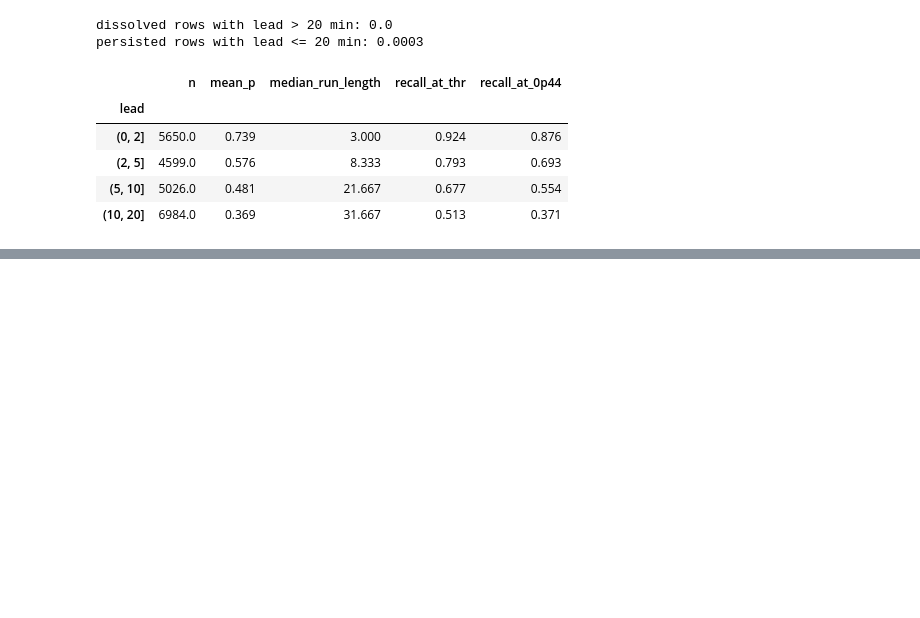
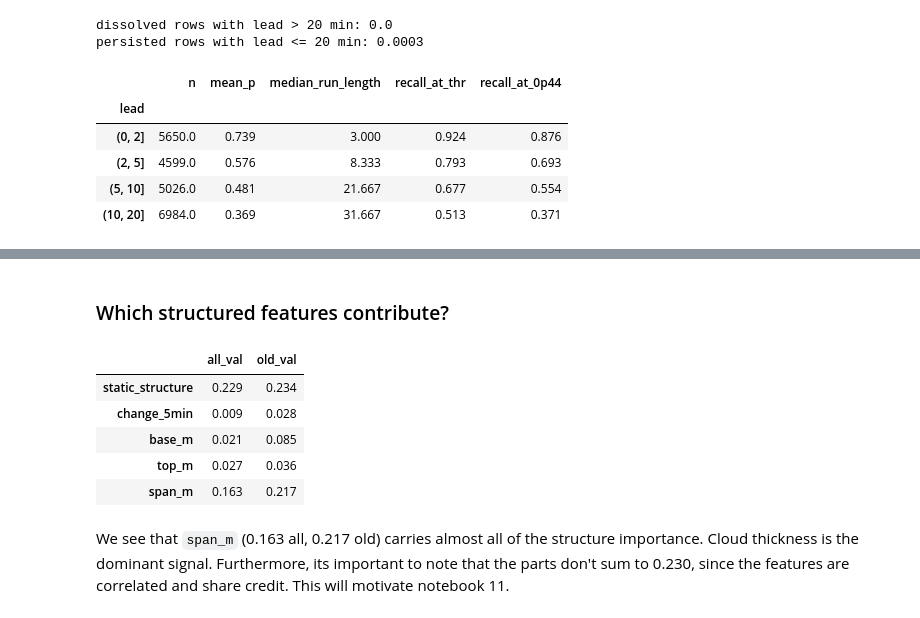
Before and after one commit to alecpblevins/ARM_Cloud_Modeling, a Jupyter notebook: notebooks/10_analysis.ipynb, the cells around one changed output, grey strips where cells are left out. Drawn from its saved outputs; the diff is of its cells as text; code cells hidden in the pictures; blank space fills up the shorter version.

```diff
--- a/notebooks/10_analysis.ipynb
+++ b/notebooks/10_analysis.ipynb
@@ -147,0 +246,21 @@ display(out.round(3))
+# %% [markdown]
+### Which structured features contribute?
+# %%
+SPLIT = {"static_structure": ["n_layers_mean", "lowest_base_m", "highest_top_m", "vertical_span_m"],
+         "change_5min": ["lowest_base_change_5min", "highest_top_change_5min"],
+         "base_m": ["lowest_base_m"], "top_m": ["highest_top_m"], "span_m": ["vertical_span_m"]}
+
+GROUPS_BAK = GROUPS # backup the original groups before splitting
+GROUPS = SPLIT # temporarily replace the groups with the split groups
+imp2 = pd.DataFrame({"all_val": group_importance(hgb, va), "old_val": group_importance(hgb, va_o)}) # calculate importance with split groups
+GROUPS = GROUPS_BAK # restore the original groups
+display(imp2.round(3))
+# %% [output]
+|  | all_val | old_val |
+| static_structure | 0.229 | 0.234 |
+| change_5min | 0.009 | 0.028 |
+| base_m | 0.021 | 0.085 |
+| top_m | 0.027 | 0.036 |
+| span_m | 0.163 | 0.217 |
+# %% [markdown]
+We see that `span_m` (0.163 all, 0.217 old) carries almost all of the structure importance. Cloud thickness is the dominant signal. Furthermore, its important to note that the parts don't sum to 0.230, since the features are correlated and share credit. This will motivate notebook 11.
```
Also changed, not shown: parts of 8 cells of this notebook, 1 other file.
